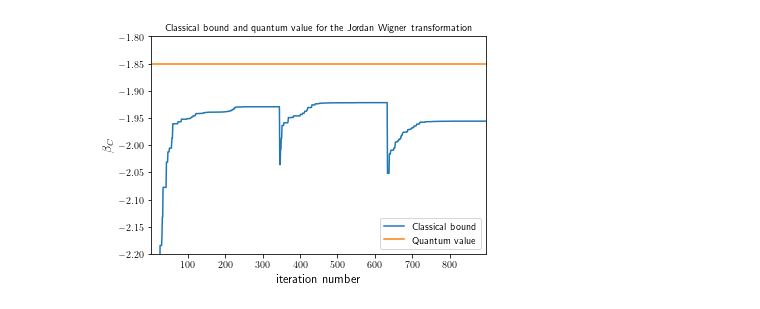
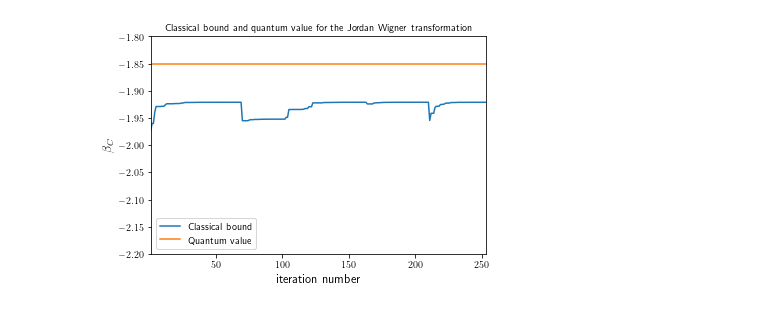
Before and after one commit to BowyLR/Bell_Inequalities_Hydrogen, a Jupyter notebook: code/molecular_hydrogen.ipynb, the cells around one changed output. Saved outputs shown, nothing was run; the diff lists cells and outputs as text; code cells hidden in the pictures.

Commit message:
cleans up code and adds possibility to perform more measurements for a single party

```diff
--- a/code/molecular_hydrogen.ipynb
+++ b/code/molecular_hydrogen.ipynb
@@ -73,6 +19,6 @@ save_dir = '../data/figures/'
 # %%
 # Set parameters to make a simple molecule.
-diatomic_bond_length = .7414
+diatomic_bond_length = .7414   # Angstroms
 geometry = [('H', (0., 0., 0.)), ('H', (0., 0., diatomic_bond_length))]
 # basis = '3-21G'
 basis = 'sto-3G'
@@ -80,7 +26,7 @@ multiplicity = 1
 charge = 0
 
 # Defining qubit transform
-qubit_transform = 'BK'
+qubit_transform = 'JW'
 
 # Obtainig Hamiltonian
 hamiltonian = get_hamiltonian(geometry, basis, multiplicity, charge, qubit_transform = qubit_transform)
@@ -93,6 +39,6 @@ N = hamiltonian.N
 eig_vals, eig_vecs = np.linalg.eigh(H)
 
 # Extracting the ground state energy and the respective eigenstate
-E_G = eig_vals[0]
-psi_G = eig_vecs[:,0]
-psi_G_dagger = np.conjugate(np.transpose(psi_G))
+psi_G = np.zeros((2**N, 1))
+psi_G[:,0] = eig_vecs[:,0]
+rho = np.matmul(psi_G, np.transpose(psi_G))
@@ -150,0 +45,21 @@ np.real(beta_Q)
+# %%
+# Defining small error
+eps = 1e-3
+
+# Defining number of measurements and the angle between the two parties
+m = nb.typed.List(
+    [2,2,2,2]
+)
+theta = np.random.rand(N-1)*(np.pi-2*eps)+eps
+
+# # Initializing basis and extra Z gate
+basis = 'XY'
+extra_gate = True
+
+# Calculating the classical bound
+beta_C = calc_classical_bound(theta, H, N, m, basis, extra_gate)
+print('Classical bound: %.16f' %(beta_C))
+
+# Calculating eigenvalue of the Bell operator
+beta_Q = calc_Bell_operator(theta, H, rho, N, m, basis, extra_gate)
+print('Quantum bound: %.16f' %(beta_Q))
@@ -197,17 +247,20 @@ res
 # %%
+beta_C = np.load(save_fdir+'beta_C_JW.npy')
+angles = np.load(save_fdir+'theta_JW.npy')
+qubit_transform = 'JW'
 fig, ax = plt.subplots()
 ax.plot(np.linspace(1, len(beta_C), len(beta_C)), beta_C, label=r'Classical bound')
 ax.plot(np.linspace(1, len(beta_C), len(beta_C)), np.real(beta_Q)*np.ones(len(beta_C)), label=r'Quantum value')
 ax.set_xlabel(r'iteration number')
 ax.set_ylabel(r'$\beta_C$')
 ax.set_ylim((-2.2, -1.8))
 ax.set_xlim((1, len(beta_C)))
 ax.legend()
 if qubit_transform == 'JW':
     ax.set_title(r'Classical bound and quantum value for the Jordan Wigner transformation')
-    fig.savefig(save_dir + 'classical_bound_Hydrogen_Jordan_Wigner_m_%0f.png' %(m), dpi = 300, bbox_inches='tight');
+    fig.savefig(save_dir + 'classical_bound_Hydrogen_Jordan_Wigner_m_%0f.png' %(np.sum(m)), dpi = 300, bbox_inches='tight');
 elif qubit_transform == 'BK':
     ax.set_title(r'Classical bound and quantum value for the Bravyi-Kitaev transformation')
-    fig.savefig(save_dir + 'classical_bound_Hydrogen_Bravyi_Kitaev_m_%0f.png' %(m), dpi = 300, bbox_inches='tight');
+    fig.savefig(save_dir + 'classical_bound_Hydrogen_Bravyi_Kitaev_m_%0f.png' %(np.sum(m)), dpi = 300, bbox_inches='tight');
 # %% [output]
-[figure, old version]
+[figure, new version]
```
Also changed, not shown: parts of 13 cells of this notebook, 50 other files.
